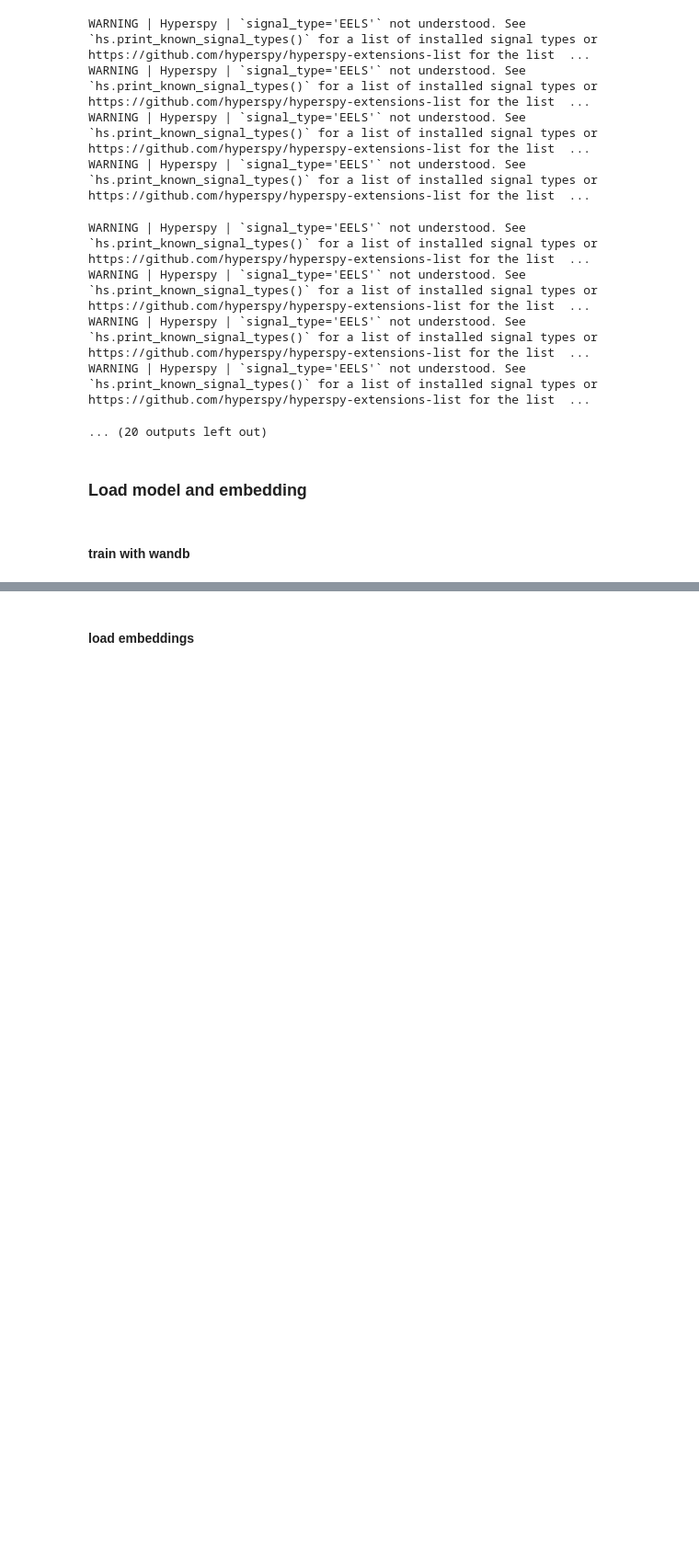
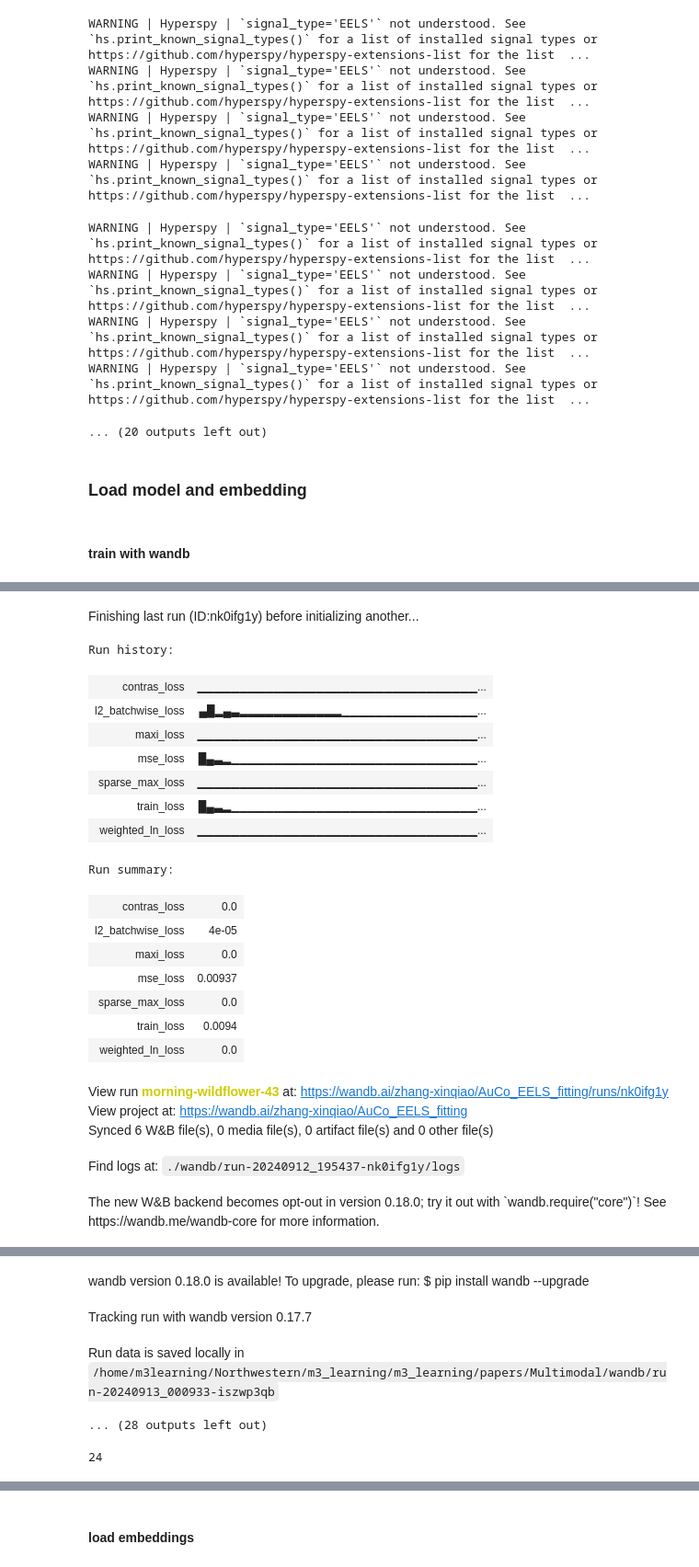
Before and after one commit to zhangxinqiao314/m3_learning, a Jupyter notebook: m3_learning/papers/Multimodal/hv_visualization.ipynb, the cells around one changed output, grey strips where cells are left out. Shown at 92% size. Saved outputs shown, nothing was run; the diff lists cells and outputs as text; code cells hidden in the pictures; blank space fills up the shorter version.

```diff
--- a/m3_learning/papers/Multimodal/hv_visualization.ipynb
+++ b/m3_learning/papers/Multimodal/hv_visualization.ipynb
@@ -225,0 +241,29 @@ View run at https://wandb.ai/zhang-xinqiao/AuCo_EELS_fitting/runs/xcshwbo6
+# %%
+# train with sparse_max
+model1D.Train( dset, batch_size=128, coef_1=1e-3, coef_5=5e-5, with_scheduler=False,
+              epochs=25, minibatch_logging_rate=367,
+            #   wandb_init = {'id'="<run ID>", resume="<resume>"}
+              )
+# %% [output]
+Finishing last run (ID:nk0ifg1y) before initializing another...
+Run history:
+| contras_loss | ▁▁▁▁▁▁▁▁▁▁▁▁▁▁▁▁▁▁▁▁▁▁▁▁▁▁▁▁▁▁▁▁▁... |
+| l2_batchwise_loss | ▄█▂▄▃▂▂▂▂▂▂▂▂▂▂▂▂▁▁▁▁▁▁▁▁▁▁▁▁▁▁▁▁... |
+| maxi_loss | ▁▁▁▁▁▁▁▁▁▁▁▁▁▁▁▁▁▁▁▁▁▁▁▁▁▁▁▁▁▁▁▁▁... |
+| mse_loss | █▄▃▂▁▁▁▁▁▁▁▁▁▁▁▁▁▁▁▁▁▁▁▁▁▁▁▁▁▁▁▁▁... |
+| sparse_max_loss | ▁▁▁▁▁▁▁▁▁▁▁▁▁▁▁▁▁▁▁▁▁▁▁▁▁▁▁▁▁▁▁▁▁... |
+| train_loss | █▄▃▂▁▁▁▁▁▁▁▁▁▁▁▁▁▁▁▁▁▁▁▁▁▁▁▁▁▁▁▁▁... |
+| weighted_ln_loss | ▁▁▁▁▁▁▁▁▁▁▁▁▁▁▁▁▁▁▁▁▁▁▁▁▁▁▁▁▁▁▁▁▁... |
+Run summary:
+| contras_loss | 0.0 |
+| l2_batchwise_loss | 4e-05 |
+| maxi_loss | 0.0 |
+| mse_loss | 0.00937 |
+| sparse_max_loss | 0.0 |
+| train_loss | 0.0094 |
+| weighted_ln_loss | 0.0 |
+View run morning-wildflower-43 at: https://wandb.ai/zhang-xinqiao/AuCo_EELS_fitting/runs/nk0ifg1y
+View project at: https://wandb.ai/zhang-xinqiao/AuCo_EELS_fitting
+Synced 6 W&B file(s), 0 media file(s), 0 artifact file(s) and 0 other file(s)
+Find logs at: ./wandb/run-20240912_195437-nk0ifg1y/logs
+The new W&B backend becomes opt-out in version 0.18.0; try it out with `wandb.require("core")`! See https://wandb.me/wandb-core for more information.
@@ -226 +271,9 @@ View run at https://wandb.ai/zhang-xinqiao/AuCo_EELS_fitting/runs/xcshwbo6
+wandb version 0.18.0 is available! To upgrade, please run: $ pip install wandb --upgrade
+Tracking run with wandb version 0.17.7
+Run data is saved locally in /home/m3learning/Northwestern/m3_learning/m3_learning/papers/Multimodal/wandb/run-20240913_000933-iszwp3qb
+... (28 outputs left out)
+# %%
+model1D.start_epoch
+# %% [output]
+24
 # %%
```
Also changed, not shown: parts of 21 cells of this notebook, 2 other files.
